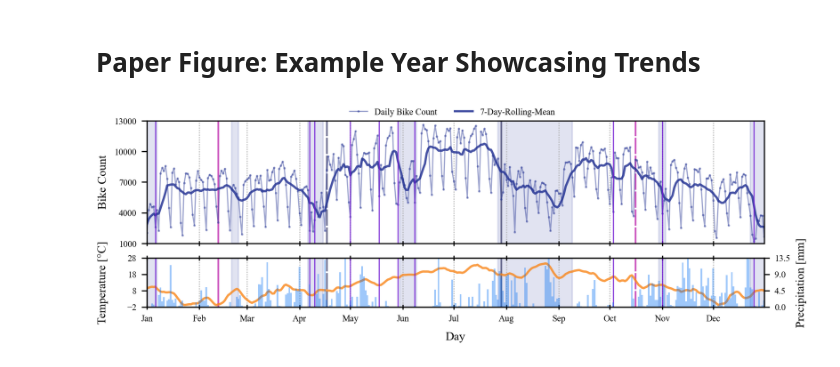
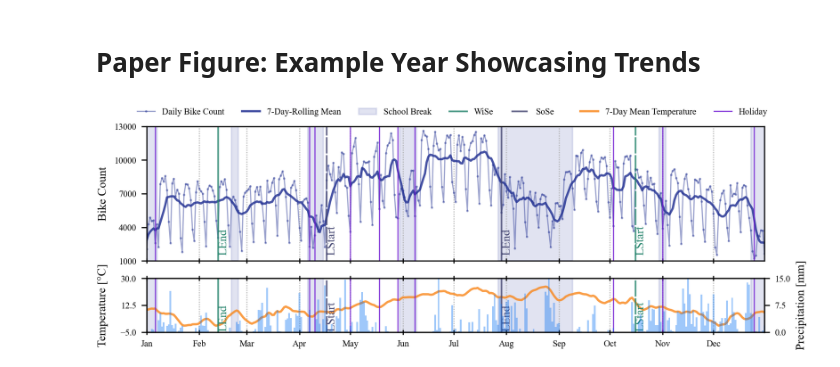
Before and after one commit to TinaTruong023/data-literacy_TypicalTueBiker, a Jupyter notebook: doc/fig/n_fig_example_year.ipynb, the cells around one changed output. Saved outputs shown, nothing was run; the diff lists cells and outputs as text; code cells hidden in the pictures.

```diff
--- a/doc/fig/n_fig_example_year.ipynb
+++ b/doc/fig/n_fig_example_year.ipynb
@@ -58,6 +58,7 @@ importlib.reload(ct)
 importlib.reload(EPlot)
 importlib.reload(BPlot)
 
+# Adjusting plot parameters
 plt.rcParams.update(bundles.icml2022(column="full", family="serif", usetex=False, nrows=2, ncols=3.8))
 plt.rcParams.update({"figure.dpi": 300})
 plt.rcParams['font.serif'] = "Times New Roman"
@@ -70,7 +71,7 @@ y_data = [
     [my_weather_df["temp_smoothed"], my_weather_df["precipitation"]]
 ]
 labels = [
-    ["Daily Bike Count", "7-Day-Rolling-Mean"],
+    ["Daily Bike Count", "7-Day-Rolling Mean"],
     ["7-Day Mean Temperature", "Daily Precipitation"]
 ]
 colors = [
@@ -96,13 +97,12 @@ alpha = [
     [.8, .4]
 ]
 
-
 ax2 = axes[1].twinx()
 unique_labels = set()
 for i, ax in enumerate(axes):
     for j in range(2):
         if i == 1 and j == 1:
-            line= ax2.bar(
+            line = ax2.bar(
                 x_data[i], y_data[i][j],
                 color=colors[i][j],
                 label=labels[i][j],
@@ -117,63 +117,52 @@ for i, ax in enumerate(axes):
                 marker=markers[i][j]["m"], ms=markers[i][j]["ms"],
                 color=colors[i][j],
                 label=labels[i][j],
                 alpha=alpha[i][j],
             )[0]
             unique_labels.add((line, labels[i][j]))
 
     if i == 0:
         ax.set_ylim(1000, 13000)
         ax.set_yticks(np.linspace(1000, 13000, 5))
         ax.set_ylabel("Bike Count")
-        # leg=ax.legend(ncol=1, loc="upper left", borderaxespad=0.3)
-        # leg.get_frame().set_linewidth(0.5)
         ax.tick_params(axis='x', which='major', bottom=True, direction='inout')
         ax.tick_params(axis='x', which='both', bottom=True, direction='inout')
     else:
-        # leg=ax.legend(ncol=1, loc="upper left", borderaxespad=0.3)
-        # leg.get_frame().set_linewidth(0.5)
-        # leg=ax2.legend(ncol=1, loc="upper right", borderaxespad=0.3)
-        # leg.get_frame().set_linewidth(0.5)
-
         ax.tick_params(axis='x', which='major', direction='inout', top=True)
-        ax_ylim = [-2,28]
+        ax_ylim = [-5,30]
         ax.set_ylim(ax_ylim)
-        ax2_ylim = [0,13.5]
+        ax2_ylim = [0,15]
         ax2.set_ylim(ax2_ylim)
-        ax.set_xlabel("Day")
+        # ax.set_xlabel("Day")
         ax.set_ylabel("Temperature [°C]")
         ax2.set_ylabel("Precipitation [mm]")
-        ax.set_yticks(np.linspace(ax_ylim[0], ax_ylim[1], 4))
-        ax2.set_yticks(np.linspace(ax2_ylim[0], ax2_ylim[1], 4))
+        ax.set_yticks(np.linspace(ax_ylim[0], ax_ylim[1], 3))
+        ax2.set_yticks(np.linspace(ax2_ylim[0], ax2_ylim[1], 3))
 
     ax.xaxis.set_major_locator(mdates.MonthLocator(interval=1))
     ax.xaxis.set_major_formatter(mdates.DateFormatter("%b"))
-    # ax.xaxis.set_minor_locator(mdates.WeekdayLocator(interval=1))
     ax.grid(axis="x", which="major", ls=(5, (1, 1)), lw=0.8, alpha=0.8)
     ax.set_xlim(pd.Timestamp("2023-01-01"), pd.Timestamp("2023-12-31"))
 
 holidays = EPlot.plot_holidays(ed, [2023], axes, duplicates=False)
-EPlot.plot_school_breaks(ed, [2023], axes, duplicates=False)
-EPlot.plot_lecture_period(ed, [2023], axes, duplicates=False)
+EPlot.plot_school_breaks(ed, [2023], axes, duplicates=True)
+EPlot.plot_lecture_period(ed, [2023], axes, duplicates=True)
 
-# axes = np.insert(axes,2,ax2)
-# h_cut, l_cut = zip(*unique_labels)
-h,l= axes[0].get_legend_handles_labels()
-# to_plot_leg = set()
-# for i in range(len(h)):
-#     old_len = len(unique_labels)
-#     new_leg_obj = (h[i],l[i])
-#     unique_labels.add(new_leg_obj)
-#     if old_len < len(unique_labels):
-#         to_plot_leg.add( new_leg_obj )
+# Extract unique labels and handles for both axes
+h, l = axes[0].get_legend_handles_labels()
+h1, l1 = axes[1].get_legend_handles_labels()
 
-# handles, labels = zip(*to_plot_leg)
-fig.legend(h, l, bbox_to_anchor=(0.5, 1.05), ncol=4, loc="upper center", frameon=False)
-# fig.legend(bbox_to_anchor=(1, .5), ncol=1, loc="center left", frameon=False)
-# plt.close()
-fig.tight_layout(pad=.5)
+# Add labels and handles from the second axis to the first axis
+# h.extend(h_cut)
+# l.extend(l_cut)
+
+# Create the final legend for the first axis
+fig.legend(h, l, bbox_to_anchor=(0.05, 1.08), ncol=5, loc="upper left", frameon=False)
+
+# Create the final legend for the second axis
+fig.legend(h1[:2], l1[:2], bbox_to_anchor=(.95, 1.08), ncol=5, loc="upper right", frameon=False)
 fig.align_labels()
-plt.show()
-# plt.savefig("fig_example_year_fw_wsquashed.pdf")
+# Display the plot
+plt.savefig("fig_example_year.pdf")
 # %% [output]
-[figure, old version]
+[figure, new version]
```
Also changed, not shown: parts of 1 cell of this notebook, 25 other files.
